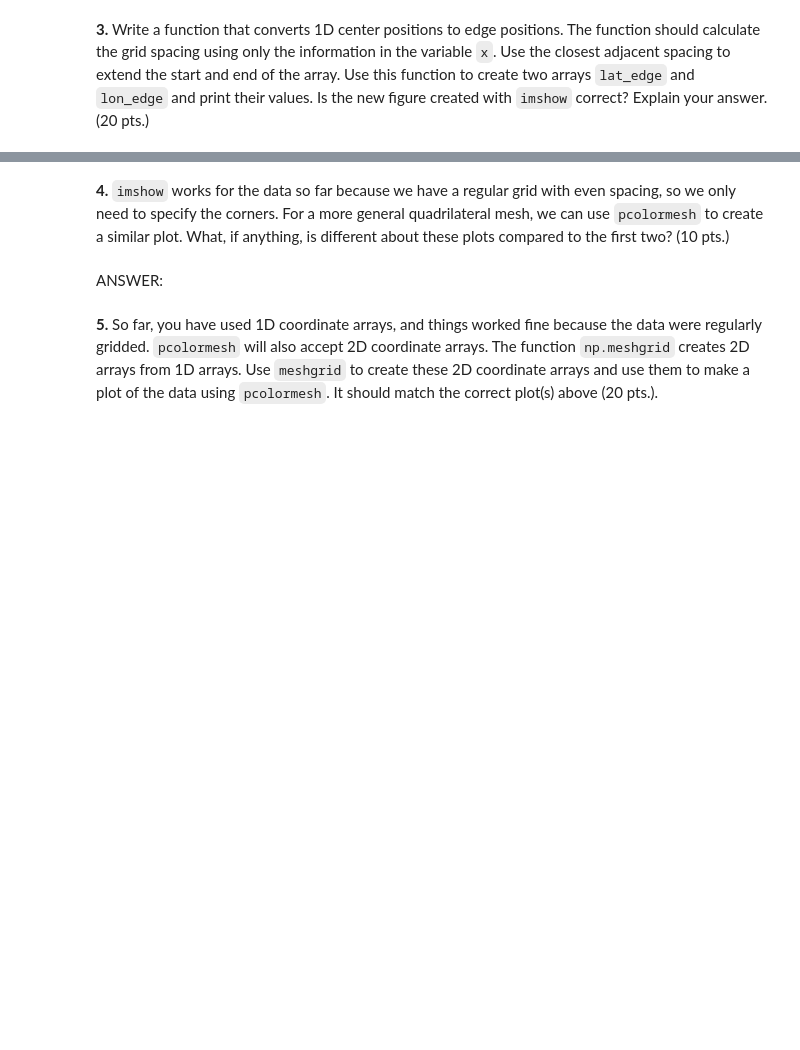
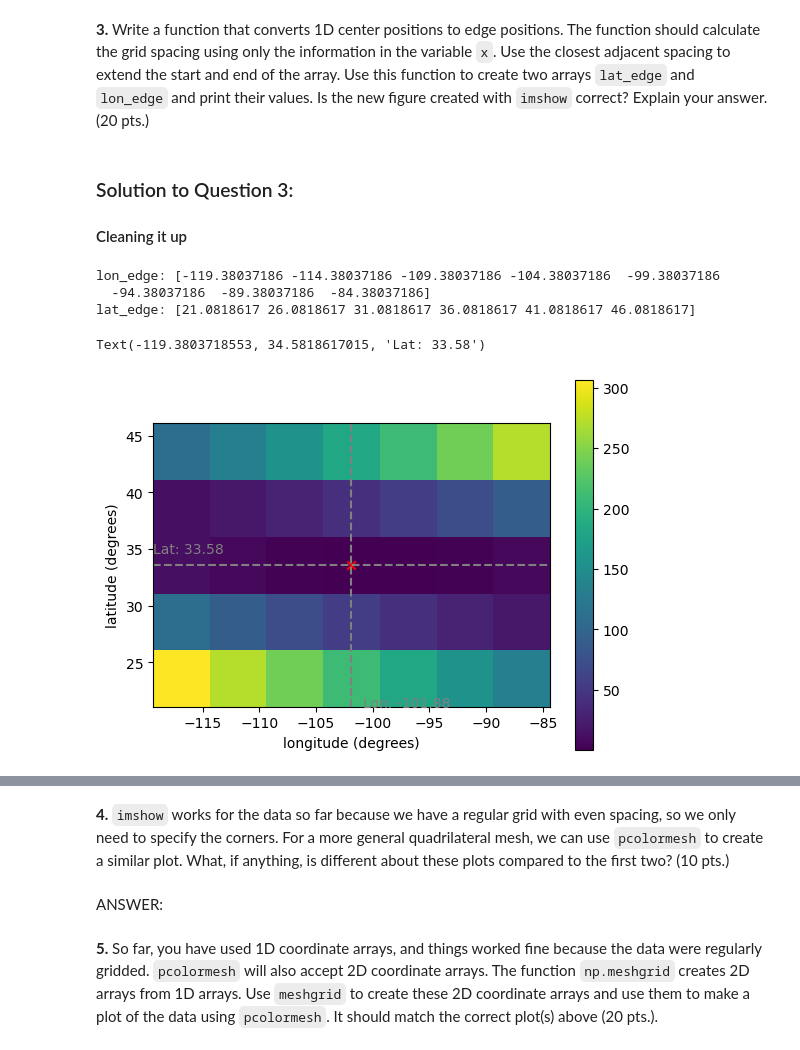
Before and after one commit to temidayo-coder/data-fields, a Jupyter notebook: Homework 1.ipynb, the cells around one changed output, grey strips where cells are left out. Saved outputs shown, nothing was run; the diff lists cells and outputs as text; code cells hidden in the pictures; blank space fills up the shorter version.

```diff
--- a/Homework 1.ipynb
+++ b/Homework 1.ipynb
@@ -85,0 +169,49 @@ ax.set_ylabel('latitude (degrees)')
+# %% [markdown]
+### Solution to Question 3:
+#### Cleaning it up
+# %%
+def centers_to_edges_1d(x):
+
+    # replace with your code. See code below.
+
+    # Compute the grid spacing by taking the average of adjacent spacings and store in the variable "spacing"
+    spacing = np.mean(np.diff(x))
+
+    # Extend the array at the start and end, using 0.5 as the closest adjacent spacing
+    start = x[0] - 0.5 * spacing
+    end = x[-1] + 0.5 * spacing
+
+    # Create the edge positions array
+    edges = np.arange(start, end + spacing, spacing)
+
+    return edges
+
+# Test the function with lon and lat arrays
+lon_edge = centers_to_edges_1d(lon)
+lat_edge = centers_to_edges_1d(lat)
+print("lon_edge:", lon_edge)
+print("lat_edge:", lat_edge)
+
+
+# Now let's visualize our new plot
+fig = plt.figure()
+ax = fig.add_subplot(111)
+im = ax.imshow(d, origin='lower', extent=(lon_edge.min(), lon_edge.max(), lat_edge.min(), lat_edge.max()))
+plt.colorbar(im)
+ax.scatter(mcom_lon, mcom_lat, marker='x', color='red')
+ax.set_xlabel('longitude (degrees)')
+ax.set_ylabel('latitude (degrees)')
+
+# For clarity, I will add dashed lines to indicate the exact position of MCOM
+ax.axvline(x=mcom_lon, color='gray', linestyle='--')
+ax.axhline(y=mcom_lat, color='gray', linestyle='--')
+
+# Also, let's display the latitude and longitude values of the dashed lines using .text function
+ax.text(mcom_lon + 1, lat_edge.min(), f'Lon: {mcom_lon:.2f}', color='gray')
+ax.text(lon_edge.min(), mcom_lat + 1, f'Lat: {mcom_lat:.2f}', color='gray')
+# %% [output]
+lon_edge: [-119.38037186 -114.38037186 -109.38037186 -104.38037186  -99.38037186
+  -94.38037186  -89.38037186  -84.38037186]
+lat_edge: [21.0818617 26.0818617 31.0818617 36.0818617 41.0818617 46.0818617]
+Text(-119.3803718553, 34.5818617015, 'Lat: 33.58')
+[figure, added]
```
Also changed, not shown: parts of 13 cells of this notebook, 1 other file.
